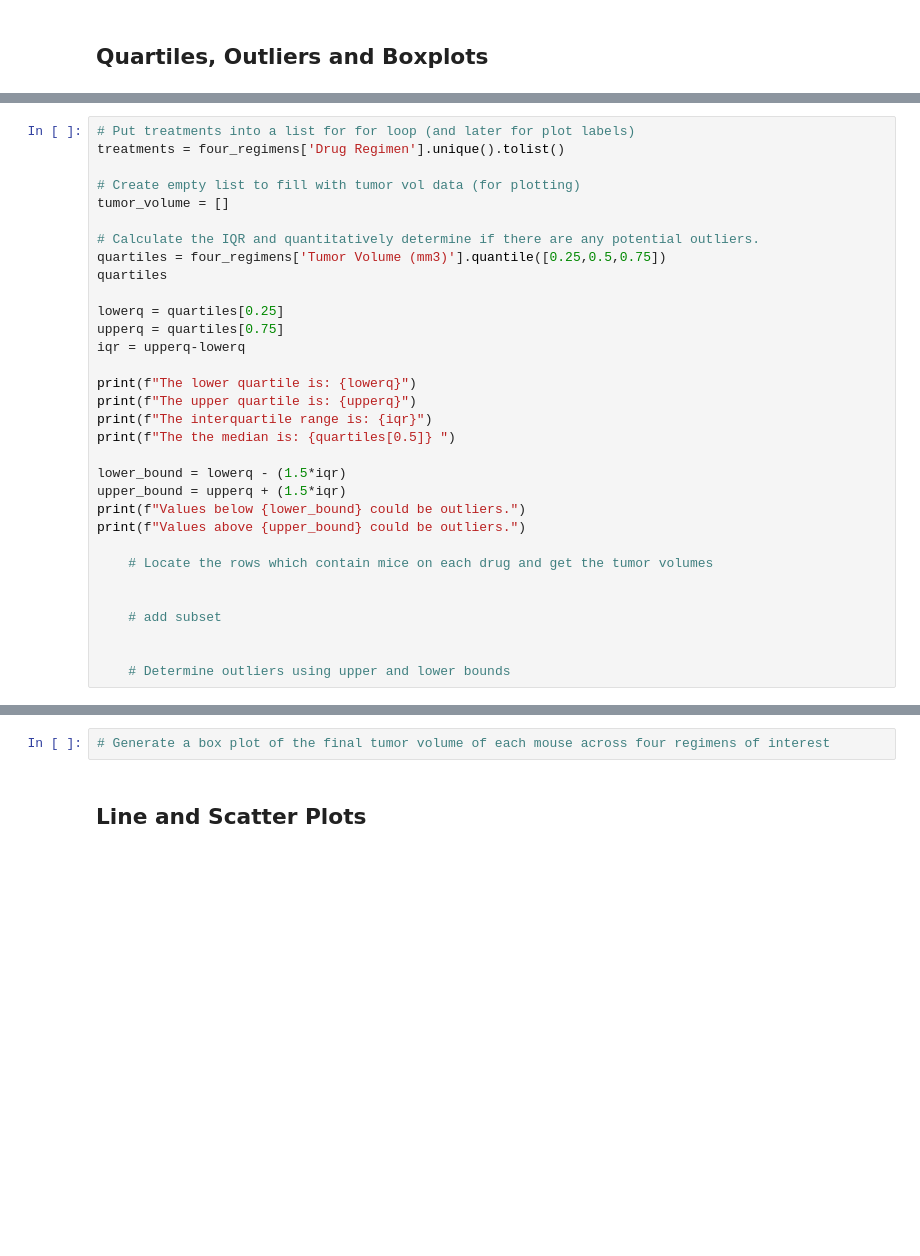
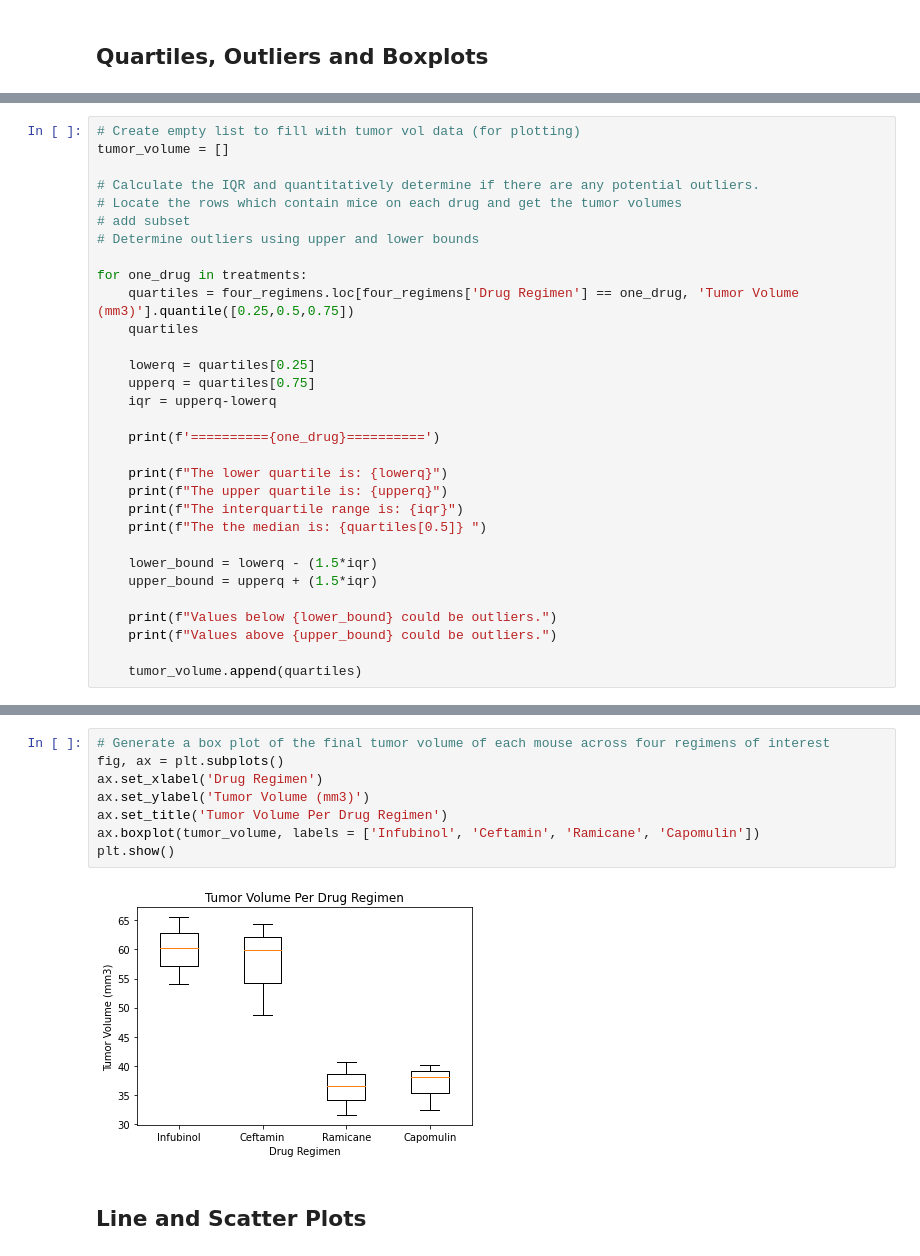
Before and after one commit to Ehurst224/MatPlotLib_SCC_Analysis, a Jupyter notebook: Pymaceuticals/pymaceuticals_starter.ipynb, the cells around one changed output, grey strips where cells are left out. Cells and saved outputs as stored; diff of their text form; blank space fills up the shorter version.

```diff
--- a/Pymaceuticals/pymaceuticals_starter.ipynb
+++ b/Pymaceuticals/pymaceuticals_starter.ipynb
@@ -179,33 +185,32 @@ four_regimens.groupby('Mouse ID').last()
 # %%
-# Put treatments into a list for for loop (and later for plot labels)
-treatments = four_regimens['Drug Regimen'].unique().tolist()
-
 # Create empty list to fill with tumor vol data (for plotting)
 tumor_volume = []
 
 # Calculate the IQR and quantitatively determine if there are any potential outliers.
-quartiles = four_regimens['Tumor Volume (mm3)'].quantile([0.25,0.5,0.75])
-quartiles
+# Locate the rows which contain mice on each drug and get the tumor volumes
+# add subset
+# Determine outliers using upper and lower bounds
 
-lowerq = quartiles[0.25]
-upperq = quartiles[0.75]
-iqr = upperq-lowerq
+for one_drug in treatments:
+    quartiles = four_regimens.loc[four_regimens['Drug Regimen'] == one_drug, 'Tumor Volume (mm3)'].quantile([0.25,0.5,0.75])
+    quartiles
 
-print(f"The lower quartile is: {lowerq}")
-print(f"The upper quartile is: {upperq}")
-print(f"The interquartile range is: {iqr}")
-print(f"The the median is: {quartiles[0.5]} ")
+    lowerq = quartiles[0.25]
+    upperq = quartiles[0.75]
+    iqr = upperq-lowerq
 
-lower_bound = lowerq - (1.5*iqr)
-upper_bound = upperq + (1.5*iqr)
-print(f"Values below {lower_bound} could be outliers.")
-print(f"Values above {upper_bound} could be outliers.")
+    print(f'=========={one_drug}==========')
 
-    # Locate the rows which contain mice on each drug and get the tumor volumes
+    print(f"The lower quartile is: {lowerq}")
+    print(f"The upper quartile is: {upperq}")
+    print(f"The interquartile range is: {iqr}")
+    print(f"The the median is: {quartiles[0.5]} ")
 
+    lower_bound = lowerq - (1.5*iqr)
+    upper_bound = upperq + (1.5*iqr)
 
-    # add subset
+    print(f"Values below {lower_bound} could be outliers.")
+    print(f"Values above {upper_bound} could be outliers.")
 
-
-    # Determine outliers using upper and lower bounds
+    tumor_volume.append(quartiles)
 # %% [output]
@@ -218,5 +234,13 @@ Values above 65.56092039375002 could be outliers.
 # %%
 # Generate a box plot of the final tumor volume of each mouse across four regimens of interest
+fig, ax = plt.subplots()
+ax.set_xlabel('Drug Regimen')
+ax.set_ylabel('Tumor Volume (mm3)')
+ax.set_title('Tumor Volume Per Drug Regimen')
+ax.boxplot(tumor_volume, labels = ['Infubinol', 'Ceftamin', 'Ramicane', 'Capomulin'])
+plt.show()
+# %% [output]
+[figure, added]
 # %% [markdown]
 ## Line and Scatter Plots
 # %%
```
Also changed, not shown: parts of 9 cells of this notebook.
